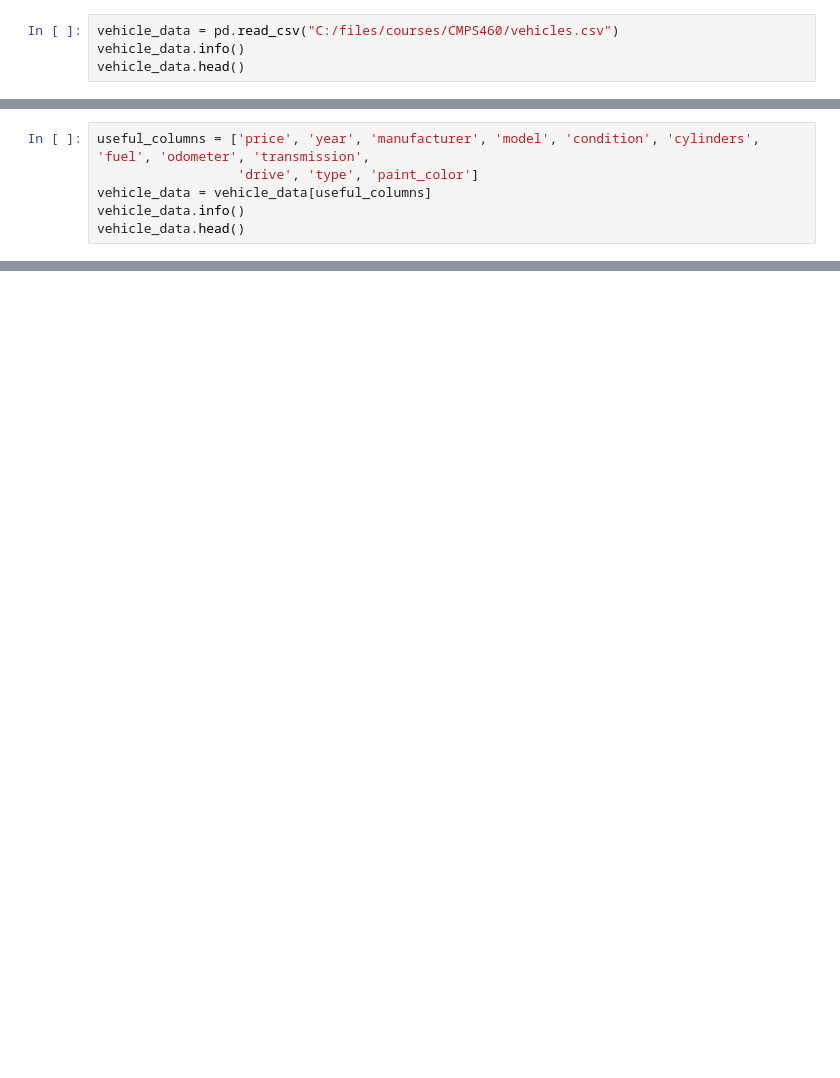
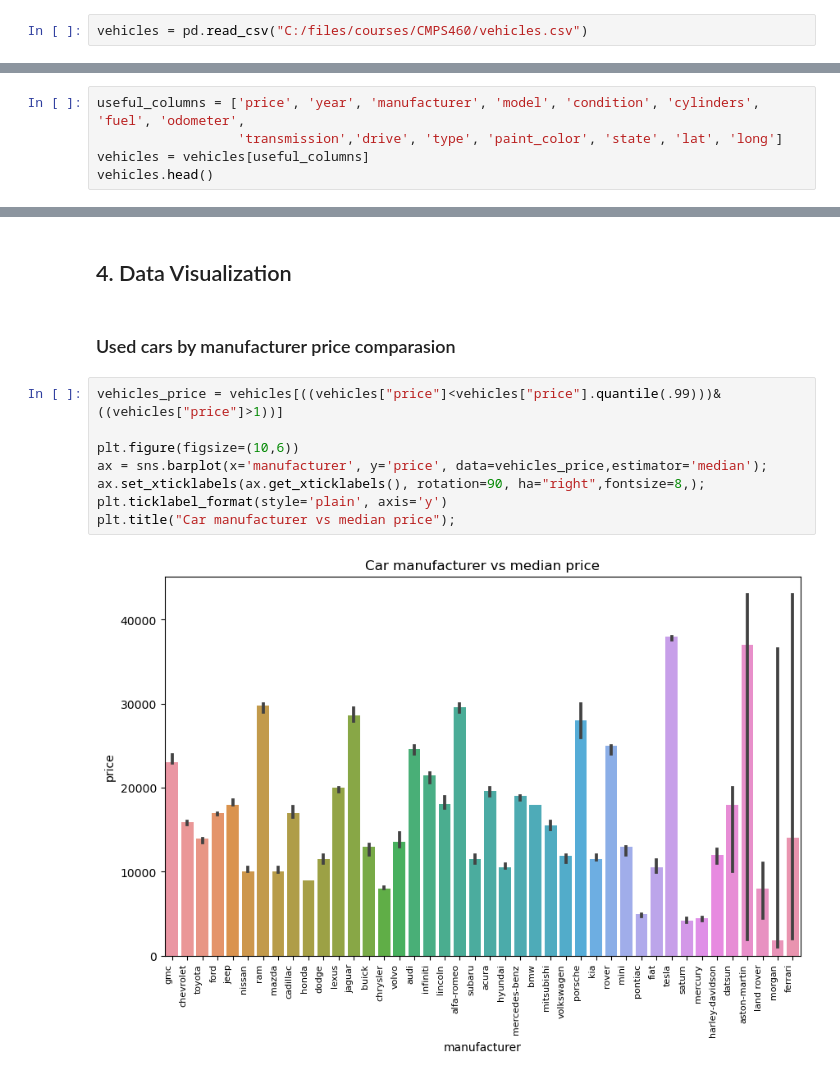
Before and after one commit to QU-CMPS460/used-car-price-prediction, a Jupyter notebook: Used Car Price Prediction.ipynb, the cells around one changed output, grey strips where cells are left out. Drawn from its saved outputs; the diff is of its cells as text; blank space fills up the shorter version.

```diff
--- a/Used Car Price Prediction.ipynb
+++ b/Used Car Price Prediction.ipynb
@@ -18,4 +24,2 @@ import matplotlib.pyplot as plt
 # %%
-vehicle_data = pd.read_csv("C:/files/courses/CMPS460/vehicles.csv")
-vehicle_data.info()
-vehicle_data.head()
+vehicles = pd.read_csv("C:/files/courses/CMPS460/vehicles.csv")
@@ -42,7 +39,6 @@ memory usage: 84.7+ MB
 # %%
-useful_columns = ['price', 'year', 'manufacturer', 'model', 'condition', 'cylinders', 'fuel', 'odometer', 'transmission',
-                  'drive', 'type', 'paint_color']
-vehicle_data = vehicle_data[useful_columns]
-vehicle_data.info()
-vehicle_data.head()
+useful_columns = ['price', 'year', 'manufacturer', 'model', 'condition', 'cylinders', 'fuel', 'odometer',
+                  'transmission','drive', 'type', 'paint_color', 'state', 'lat', 'long']
+vehicles = vehicles[useful_columns]
+vehicles.head()
 # %% [output]
@@ -73,0 +198,14 @@ memory usage: 39.1+ MB
+# %% [markdown]
+## 4. Data Visualization
+# %% [markdown]
+### Used cars by manufacturer price comparasion
+# %%
+vehicles_price = vehicles[((vehicles["price"]<vehicles["price"].quantile(.99)))& ((vehicles["price"]>1))]
+
+plt.figure(figsize=(10,6))
+ax = sns.barplot(x='manufacturer', y='price', data=vehicles_price,estimator='median');
+ax.set_xticklabels(ax.get_xticklabels(), rotation=90, ha="right",fontsize=8,);
+plt.ticklabel_format(style='plain', axis='y')
+plt.title("Car manufacturer vs median price");
+# %% [output]
+[figure, added]
```
Also changed, not shown: parts of 40 cells of this notebook.
